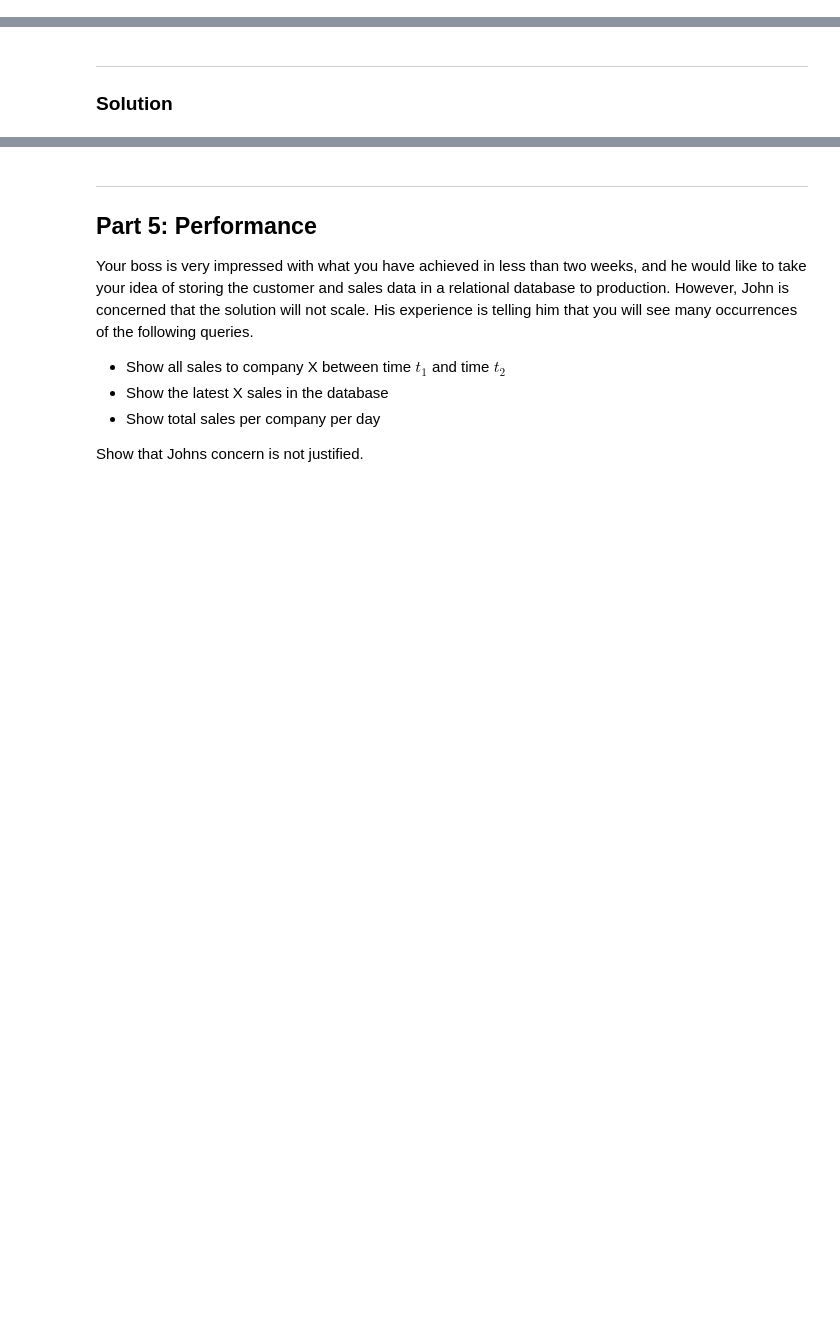
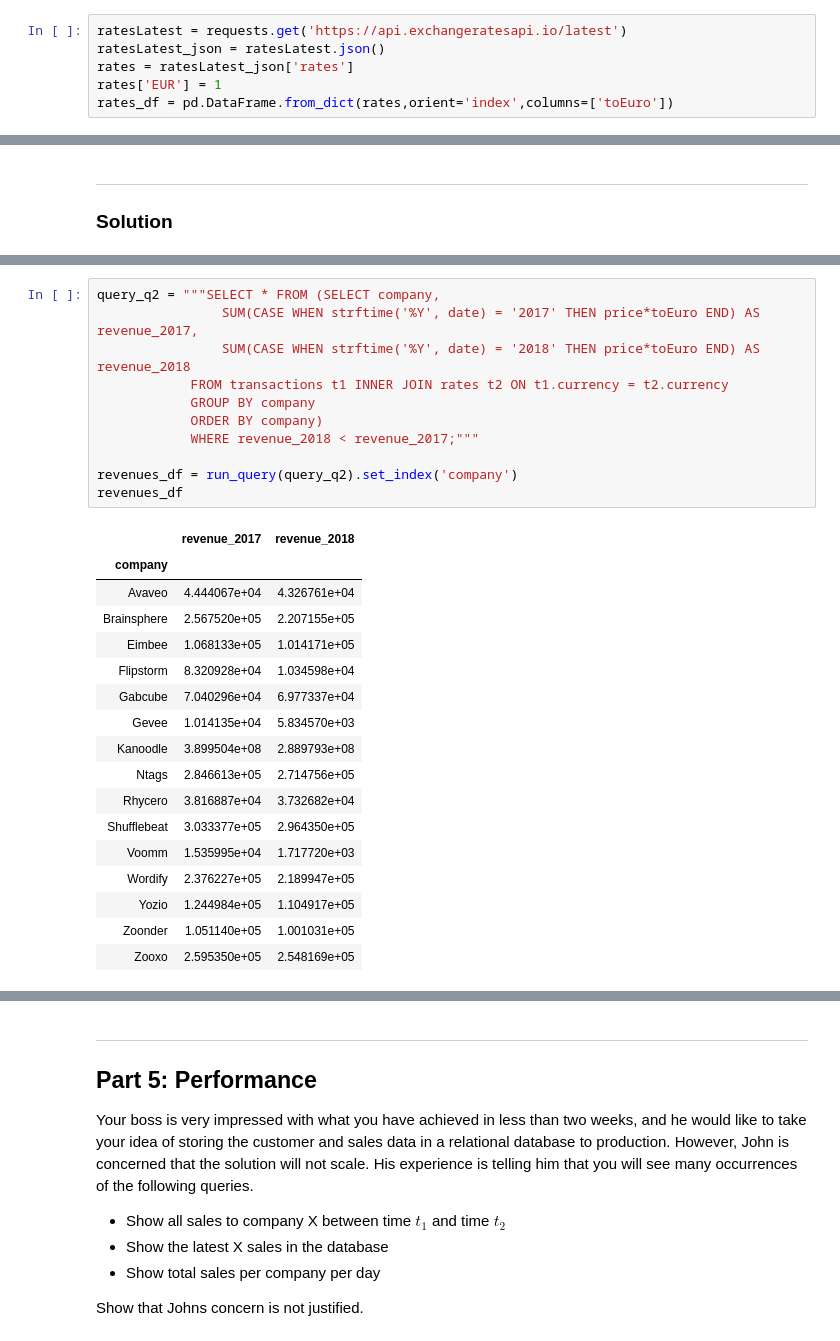
Before and after one commit to patrickcording/02807-comp-tools, a Jupyter notebook: docker/work/projects/Project 1 - Customer Database.ipynb, the cells around one changed output, grey strips where cells are left out. Drawn from its saved outputs; the diff is of its cells as text; blank space fills up the shorter version.

```diff
--- a/docker/work/projects/Project 1 - Customer Database.ipynb
+++ b/docker/work/projects/Project 1 - Customer Database.ipynb
@@ -235,3 +241,9 @@ In this part you should enrich your data with data from at least one external so
+# %%
+ratesLatest = requests.get('https://api.exchangeratesapi.io/latest')
+ratesLatest_json = ratesLatest.json()
+rates = ratesLatest_json['rates']
+rates['EUR'] = 1
+rates_df = pd.DataFrame.from_dict(rates,orient='index',columns=['toEuro'])
 # %% [markdown]
 ---
 ## Part 3: Creating a database
@@ -266,0 +311,29 @@ Remember, you are taking this to your new boss, so think about how you present t
+# %%
+query_q2 = """SELECT * FROM (SELECT company,
+                SUM(CASE WHEN strftime('%Y', date) = '2017' THEN price*toEuro END) AS revenue_2017,
+                SUM(CASE WHEN strftime('%Y', date) = '2018' THEN price*toEuro END) AS revenue_2018
+            FROM transactions t1 INNER JOIN rates t2 ON t1.currency = t2.currency
+            GROUP BY company
+            ORDER BY company)
+            WHERE revenue_2018 < revenue_2017;"""
+
+revenues_df = run_query(query_q2).set_index('company')
+revenues_df
+# %% [output]
+|  | revenue_2017 | revenue_2018 |
+| company |  |  |
+| Avaveo | 4.444067e+04 | 4.326761e+04 |
+| Brainsphere | 2.567520e+05 | 2.207155e+05 |
+| Eimbee | 1.068133e+05 | 1.014171e+05 |
+| Flipstorm | 8.320928e+04 | 1.034598e+04 |
+| Gabcube | 7.040296e+04 | 6.977337e+04 |
+| Gevee | 1.014135e+04 | 5.834570e+03 |
+| Kanoodle | 3.899504e+08 | 2.889793e+08 |
+| Ntags | 2.846613e+05 | 2.714756e+05 |
+| Rhycero | 3.816887e+04 | 3.732682e+04 |
+| Shufflebeat | 3.033377e+05 | 2.964350e+05 |
+| Voomm | 1.535995e+04 | 1.717720e+03 |
+| Wordify | 2.376227e+05 | 2.189947e+05 |
+| Yozio | 1.244984e+05 | 1.104917e+05 |
+| Zoonder | 1.051140e+05 | 1.001031e+05 |
+| Zooxo | 2.595350e+05 | 2.548169e+05 |
```
Also changed, not shown: parts of 16 cells of this notebook.
